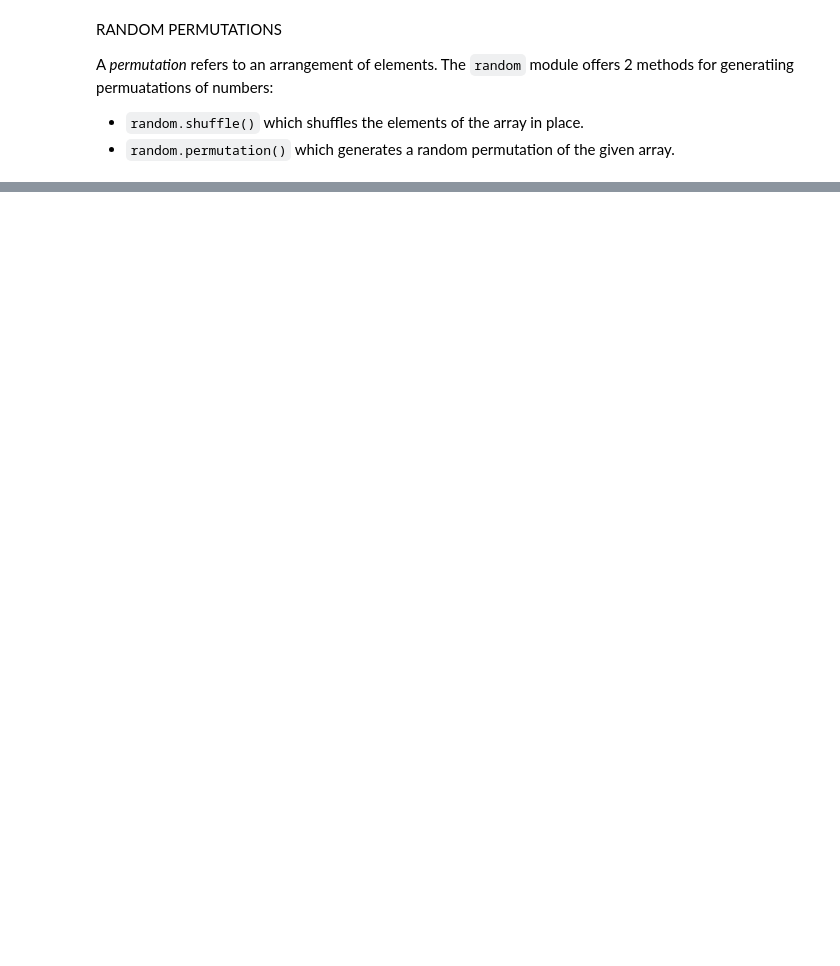
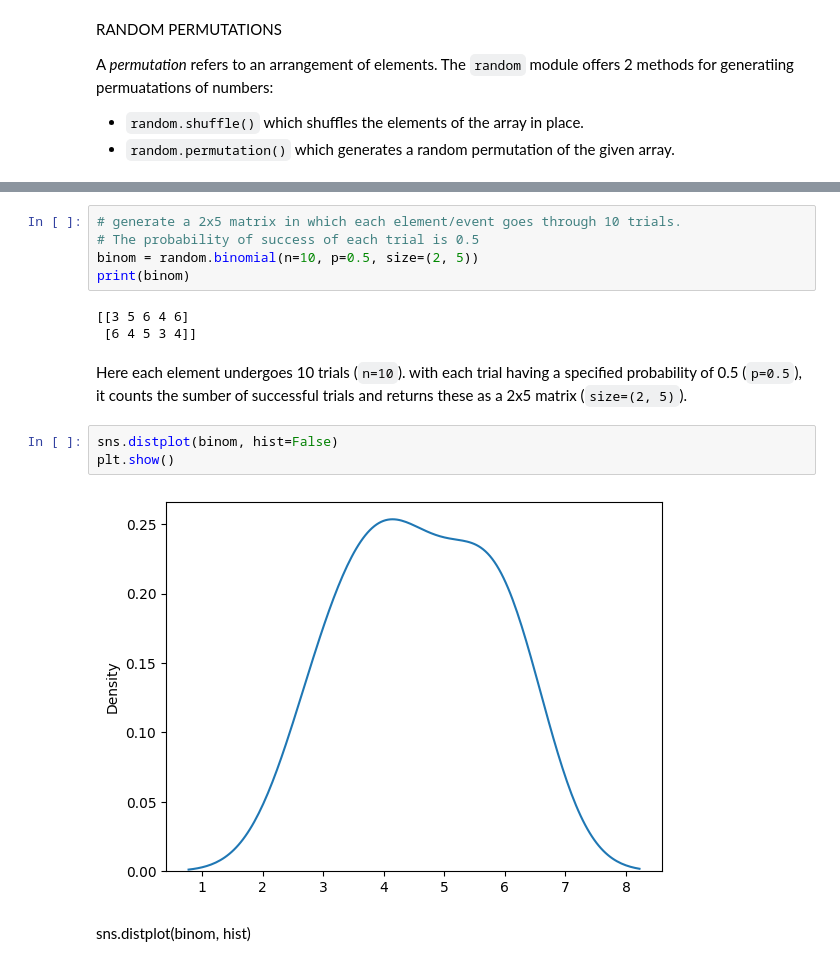
Before and after one commit to NagaNitya/AIML, a Jupyter notebook: NumPy RANDOM.ipynb, the cells around one changed output, grey strips where cells are left out. Saved outputs shown, nothing was run; the diff lists cells and outputs as text; blank space fills up the shorter version.

```diff
--- a/NumPy RANDOM.ipynb
+++ b/NumPy RANDOM.ipynb
@@ -74,0 +133,17 @@ print(arr2)
+# %%
+# generate a 2x5 matrix in which each element/event goes through 10 trials.
+# The probability of success of each trial is 0.5
+binom = random.binomial(n=10, p=0.5, size=(2, 5))
+print(binom)
+# %% [output]
+[[3 5 6 4 6]
+ [6 4 5 3 4]]
+# %% [markdown]
+Here each element undergoes 10 trials (`n=10`). with each trial having a specified probability of 0.5 (`p=0.5`), it counts the sumber of successful trials and returns these as a 2x5 matrix (`size=(2, 5)`).
+# %%
+sns.distplot(binom, hist=False)
+plt.show()
+# %% [output]
+[figure, added]
+# %% [markdown]
+sns.distplot(binom, hist)
```
Also changed, not shown: parts of 13 cells of this notebook.
